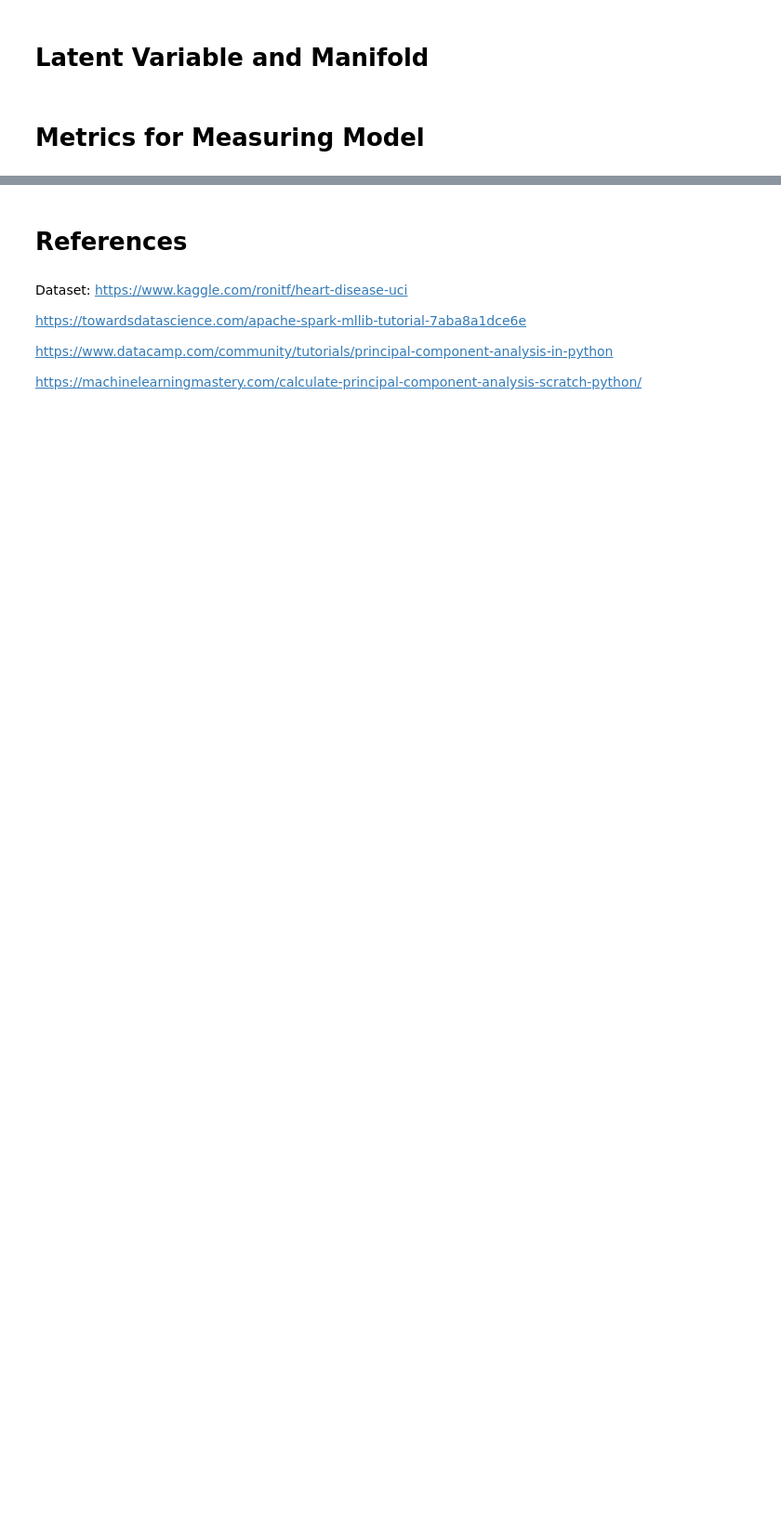
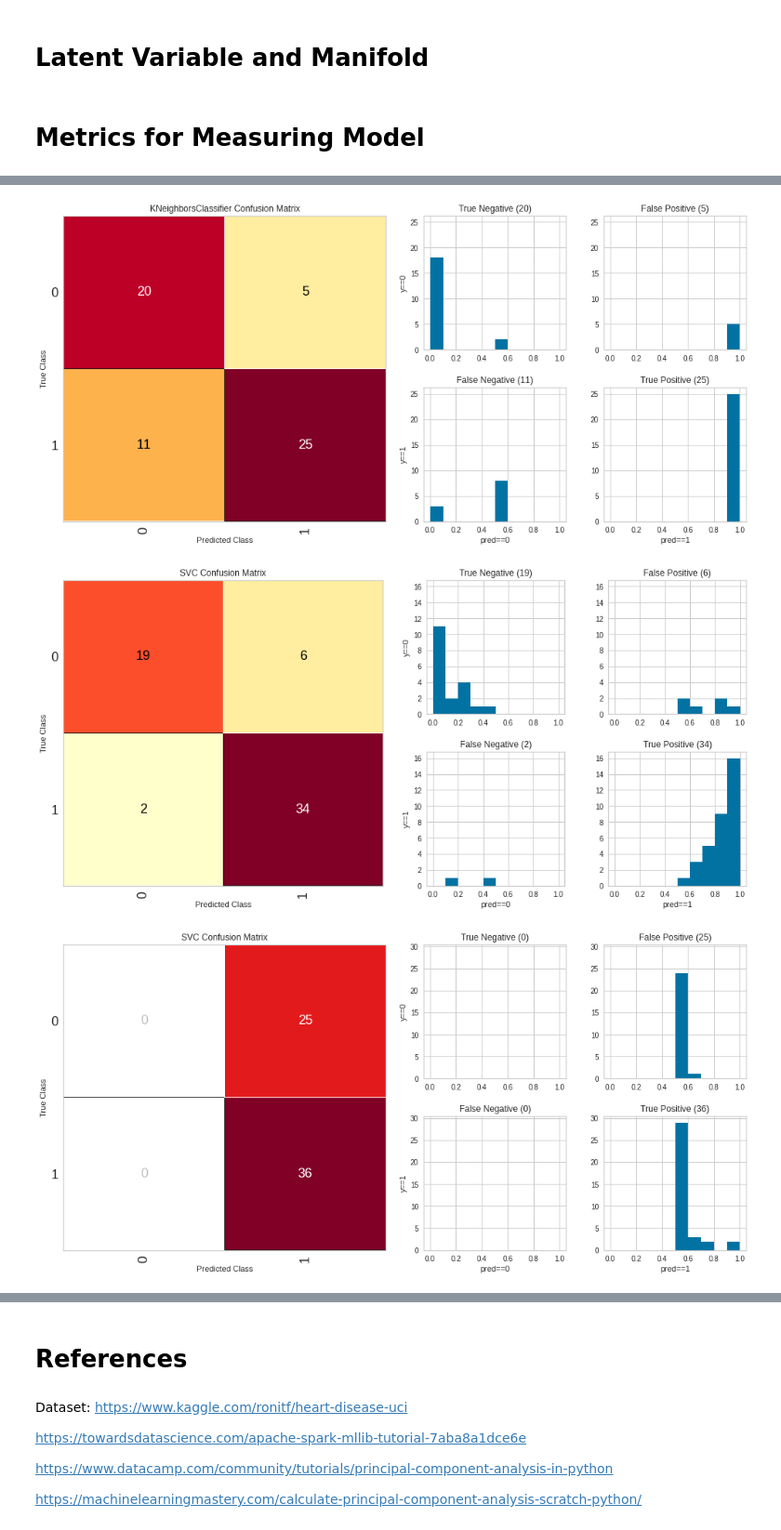
Before and after one commit to snarvekark/ML_Assignments, a Jupyter notebook: MidTerm_Project.ipynb, the cells around one changed output, grey strips where cells are left out. Shown at 93% size. Drawn from its saved outputs; the diff is of its cells as text; code cells hidden in the pictures; blank space fills up the shorter version.

Commit message:
Confusion matrix and typo everywhere

```diff
--- a/MidTerm_Project.ipynb
+++ b/MidTerm_Project.ipynb
@@ -768,15 +768,15 @@ Split the data into Training set and Test data
 ### Different Classifiers
 # %%
 from time import time
-names = ["Nearest Neighbors", "Linear SVM", "RBF SVM", #"Gaussian Process",
+names = ["Nearest Neighbors", "Linear SVM", "RBF SVM", "Gaussian Process",
          "Decision Tree", "Random Forest", "Neural Net", "AdaBoost",
          "Naive Bayes", "QDA"]
 
 classifiers = [
     KNeighborsClassifier(2),
-    SVC(kernel="linear", C=0.025),
-    SVC(gamma=2, C=1),
-#     GaussianProcessClassifier(1.0 * RBF(1.0)),
+    SVC(kernel="linear", C=0.025, probability=True),
+    SVC(gamma=2, C=1, probability=True),
+    GaussianProcessClassifier(1.0 * RBF(1.0)),
     DecisionTreeClassifier(max_depth=5),
     RandomForestClassifier(max_depth=5, n_estimators=10, max_features=1),
     MLPClassifier(alpha=1, max_iter=1000),
@@ -903,0 +906,5 @@ plt.show()
+# %%
+!pip install -U yellowbrick
+from yellowbrick.classifier import ConfusionMatrix
+import matplotlib as mpl
+mpl.rcParams['font.size'] = 18
@@ -903,0 +923,42 @@ plt.show()
+# %%
+def show_quarter(df, query, col, title, ax, bins, x_label=None, y_label=None):
+    results = df.query(query)
+    results[col].hist(ax=ax, bins=bins);
+    if y_label:
+        ax.set_ylabel(y_label)
+    if x_label:
+        ax.set_xlabel(x_label)
+    ax.set_title(title + " ({})".format(results.shape[0])) #IANBOB
+
+bins = np.arange(0, 1.01, 0.1)
+
+for clf in classifiers:
+    fig = plt.figure(figsize=(14, 7))
+    ax1 = plt.subplot2grid((2, 4), (0, 0), rowspan=2, colspan=2)
+    ax2 = plt.subplot2grid((2, 4), (0, 2))
+    ax3 = plt.subplot2grid((2, 4), (0, 3), sharex=ax2, sharey=ax2)
+    ax4 = plt.subplot2grid((2, 4), (1, 2), sharex=ax2, sharey=ax2)
+    ax5 = plt.subplot2grid((2, 4), (1, 3), sharex=ax2, sharey=ax2)
+
+    cm = ConfusionMatrix(clf, classes=[0, 1], ax=ax1)
+    cm.fit(X_train, y_train)
+    cm.score(X_test, y_test)
+
+    if hasattr(clf, "predict_proba"):
+        prob_pos = clf.predict_proba(X_test)[:, 1]
+    else:  # use decision function
+        prob_pos = clf.decision_function(X_test)
+        prob_pos = \
+            (prob_pos - prob_pos.min()) / (prob_pos.max() - prob_pos.min())
+
+    df_predictions = pd.DataFrame({'y': y_test, 'y_proba': prob_pos})
+    show_quarter(df_predictions, "y==0 and y_proba <= 0.5", "y_proba", "True Negative", ax2, bins, y_label="y==0")
+    show_quarter(df_predictions, "y==0 and y_proba > 0.5", "y_proba", "False Positive", ax3, bins)
+    show_quarter(df_predictions, "y==1 and y_proba > 0.5", "y_proba", "True Positive", ax5, bins, x_label="pred==1")
+    show_quarter(df_predictions, "y==1 and y_proba <= 0.5", "y_proba", "False Negative", ax4, bins, x_label="pred==0", y_label="y==1")
+
+    cm.show()
+# %% [output]
+[figure, added]
+[figure, added]
+[figure, added]
```
Also changed, not shown: parts of 7 cells of this notebook.
